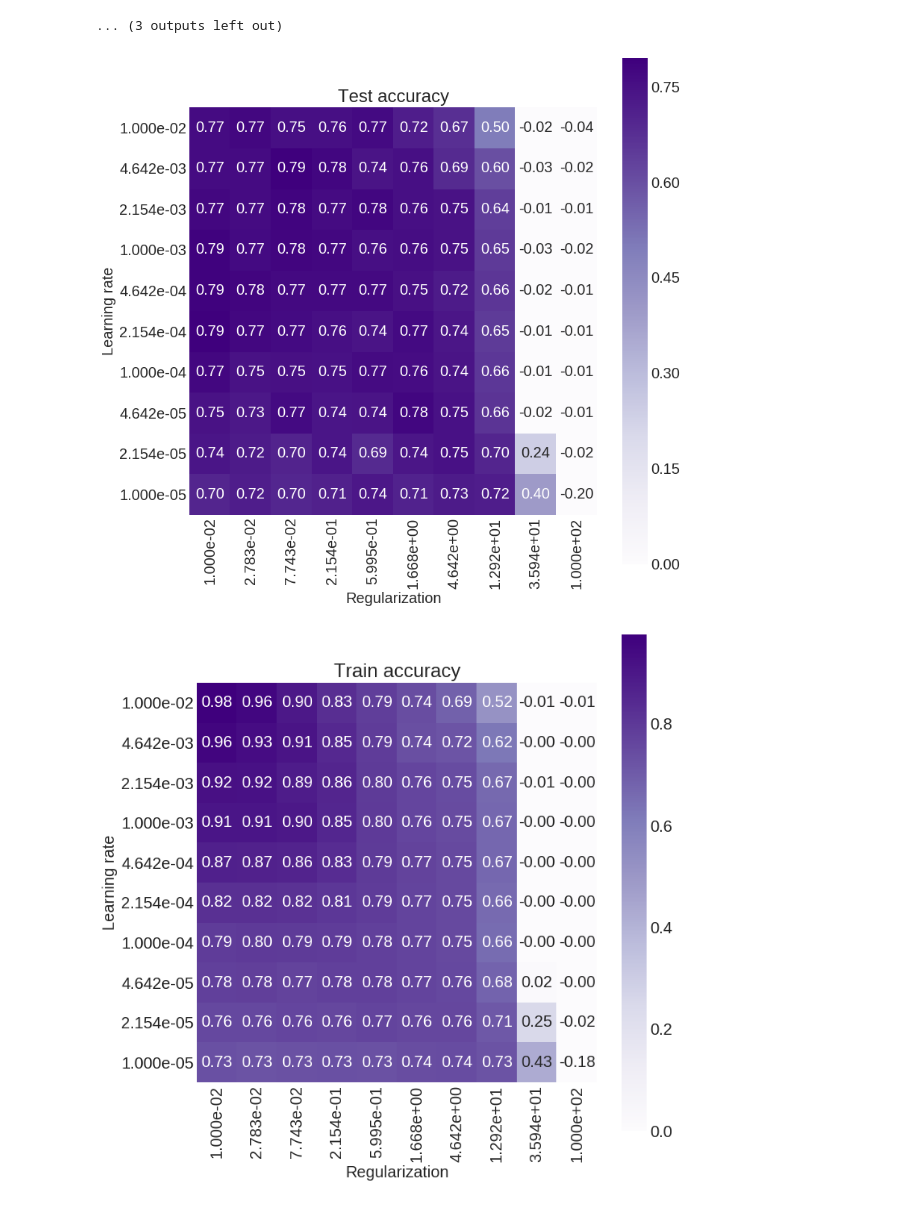
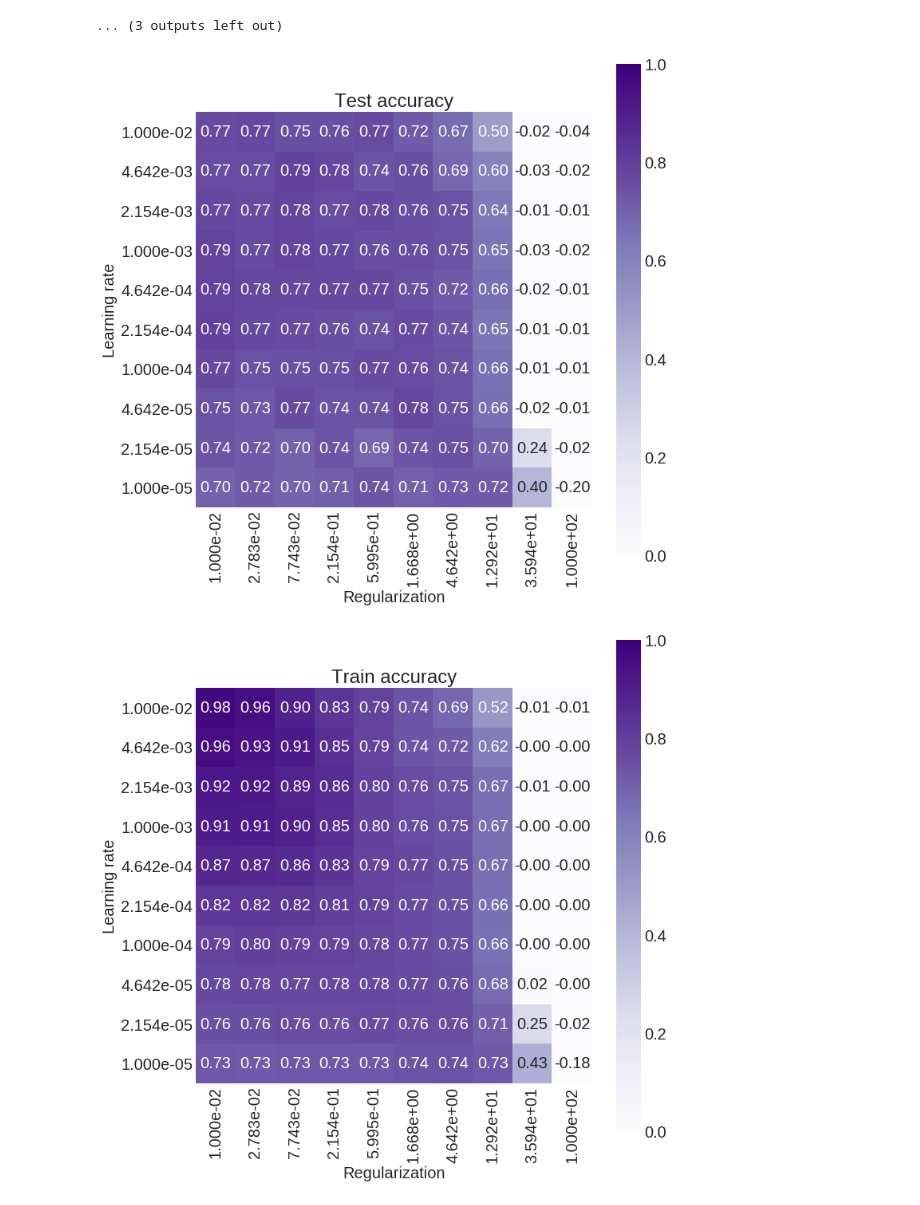
Before and after one commit to asdfbat/FYS-STK4155, a Jupyter notebook: Project2/src/world_happiness_hyper_self.ipynb, the cells around one changed output. Cells and saved outputs as stored; diff of their text form; code cells hidden in the pictures.

Commit message:
fixed minor difference in train and test figures

```diff
--- a/Project2/src/world_happiness_hyper_self.ipynb
+++ b/Project2/src/world_happiness_hyper_self.ipynb
@@ -80,38 +80,40 @@ run 11
 # %%
 r2_end_test = np.zeros((len(etas),len(lmbds)))
 r2_end_train = np.zeros_like(r2_end_test)
 for i,eta in enumerate(etas):
     for j,lmbd in enumerate(lmbds):
         nn_runs = many_nns[i,j,:]
         test = 0
         train = 0
         for k in range(len(nn_runs)):
             test += nn_runs[k].r2_test[-1]
             train += nn_runs[k].r2_train[-1]
         test /= len(nn_runs)
         train /= len(nn_runs)
 
         r2_end_test[i,j] = test
         r2_end_train[i,j] = train
 
 import seaborn as sns
 etas_ticks = ['{:.3e}'.format(x) for x in etas]
 lmbds_ticks = ['{:.3e}'.format(x) for x in lmbds]
-fig,ax = plt.subplots(figsize=(11,11))
-sns.heatmap(r2_end_test,annot=True,fmt='.2f',vmin=0,ax=ax,square=True,xticklabels=lmbds_ticks,yticklabels=etas_ticks,cmap='Purples')
+fig,ax = plt.subplots(figsize=(10,10))
+sns.heatmap(r2_end_test,annot=True,fmt='.2f',vmin=0,vmax=1,ax=ax,square=True,xticklabels=lmbds_ticks,yticklabels=etas_ticks,cmap='Purples')
 ax.set_title('Test accuracy')
 ax.set_ylabel('Learning rate')
 ax.set_xlabel('Regularization')
 plt.ylim(0,10)
-fig.savefig('../figs/WH_self_heatmap_test.pdf') # Run with [100,100], 700 epochs, batch size 32 and 15 runs
+plt.xlim(0,10)
+fig.savefig('../figs/WH_self_heatmap_test.pdf',bbox_inches='tight') # Run with [100,100], 700 epochs, batch size 32 and 15 runs
 
 fig,ax = plt.subplots(figsize=(10,10))
-sns.heatmap(r2_end_train,annot=True,fmt='.2f',vmin=0,ax=ax,square=True,xticklabels=lmbds_ticks,yticklabels=etas_ticks,cmap='Purples')
+sns.heatmap(r2_end_train,annot=True,fmt='.2f',vmin=0,vmax=1,ax=ax,square=True,xticklabels=lmbds_ticks,yticklabels=etas_ticks,cmap='Purples')
 ax.set_title('Train accuracy')
 ax.set_ylabel('Learning rate')
 ax.set_xlabel('Regularization')
-fig.savefig('../figs/WH_self_heatmap_train.pdf') # Run with [100,100], 700 epochs, batch size 32 and 15 runs
-plt.ylim(0,10);
+plt.ylim(0,10)
+plt.xlim(0,10)
+fig.savefig('../figs/WH_self_heatmap_train.pdf',bbox_inches='tight'); # Run with [100,100], 700 epochs, batch size 32 and 15 runs
 # %% [output]
-[figure, old version]
+[figure, new version]
-[figure, old version]
+[figure, new version]
```
Also changed, not shown: 2 other files.
